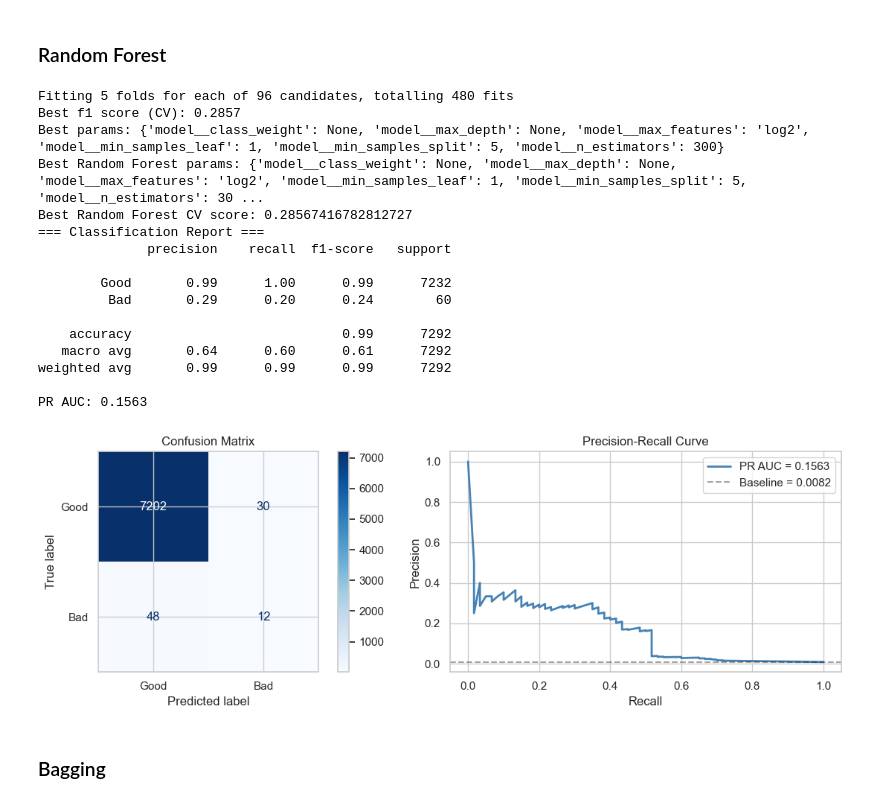
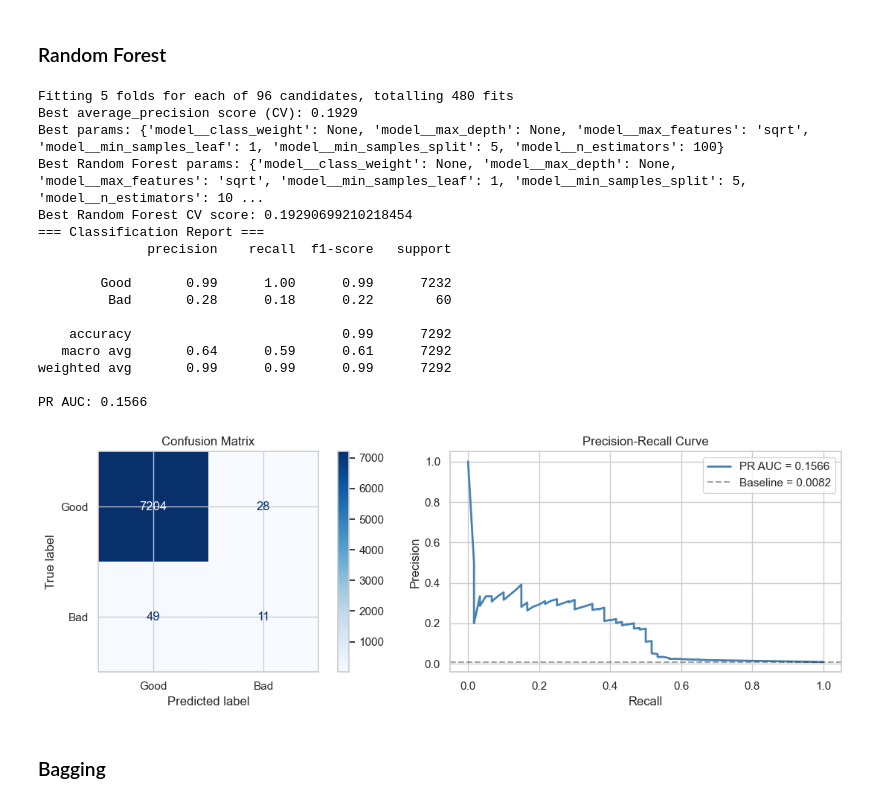
Before and after one commit to nickleezx/CS3244_Machine_Learning_Group8, a Jupyter notebook: notebook.ipynb, the cells around one changed output. Cells and saved outputs as stored; diff of their text form; code cells hidden in the pictures.

```diff
--- a/notebook.ipynb
+++ b/notebook.ipynb
@@ -1233,42 +1233,42 @@ rf_param_grid = {
     "model__n_estimators": [100, 300],
     "model__max_depth": [5, 10, None],
     "model__min_samples_split": [5, 10],
     "model__min_samples_leaf": [1, 5],
     "model__max_features": ["sqrt", "log2"],
     "model__class_weight": [None, "balanced"],
 }
 
 rf_grid = train_with_gridsearch(
     model=rf_model,
     param_grid=rf_param_grid,
     X_train=X_train,
     y_train=y_train,
     cv_folds=5,
-    scoring="f1",
+    scoring="average_precision",
     use_smote=True,
 )
 
 print("Best Random Forest params:", rf_grid.best_params_)
 print("Best Random Forest CV score:", rf_grid.best_score_)
 rf_results = evaluate_model(rf_grid, X_test, y_test)
 # %% [output]
 Fitting 5 folds for each of 96 candidates, totalling 480 fits
-Best f1 score (CV): 0.2857
-Best params: {'model__class_weight': None, 'model__max_depth': None, 'model__max_features': 'log2', 'model__min_samples_leaf': 1, 'model__min_samples_split': 5, 'model__n_estimators': 300}
-Best Random Forest params: {'model__class_weight': None, 'model__max_depth': None, 'model__max_features': 'log2', 'model__min_samples_leaf': 1, 'model__min_samples_split': 5, 'model__n_estimators': 30 ...
-Best Random Forest CV score: 0.28567416782812727
+Best average_precision score (CV): 0.1929
+Best params: {'model__class_weight': None, 'model__max_depth': None, 'model__max_features': 'sqrt', 'model__min_samples_leaf': 1, 'model__min_samples_split': 5, 'model__n_estimators': 100}
+Best Random Forest params: {'model__class_weight': None, 'model__max_depth': None, 'model__max_features': 'sqrt', 'model__min_samples_leaf': 1, 'model__min_samples_split': 5, 'model__n_estimators': 10 ...
+Best Random Forest CV score: 0.19290699210218454
 === Classification Report ===
               precision    recall  f1-score   support
 
         Good       0.99      1.00      0.99      7232
-         Bad       0.29      0.20      0.24        60
+         Bad       0.28      0.18      0.22        60
 
     accuracy                           0.99      7292
-   macro avg       0.64      0.60      0.61      7292
+   macro avg       0.64      0.59      0.61      7292
 weighted avg       0.99      0.99      0.99      7292
 
-PR AUC: 0.1563
+PR AUC: 0.1566
-[figure, old version]
+[figure, new version]
 # %% [markdown]
 
 ### Bagging
```
Also changed, not shown: parts of 3 cells of this notebook.
